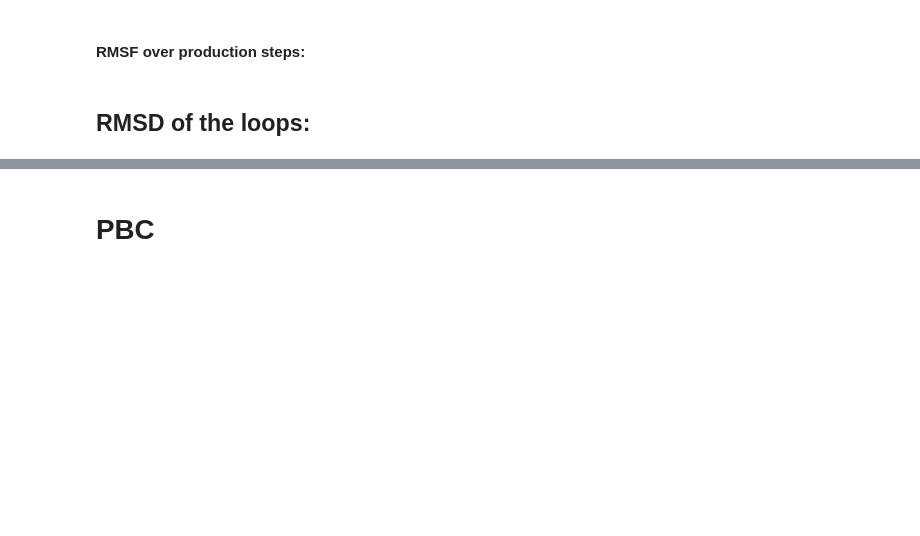
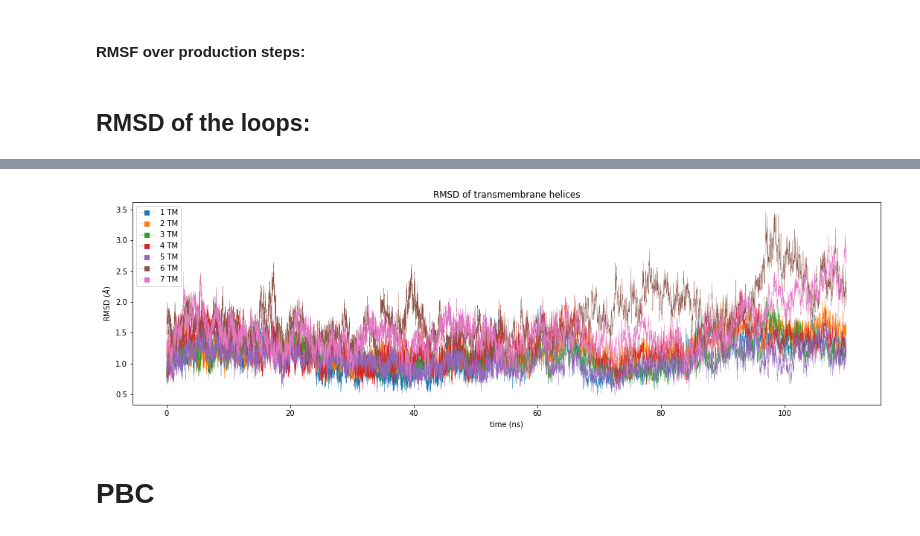
Before and after one commit to evabertalan/opioid_md, a Jupyter notebook: production_analysis.ipynb, the cells around one changed output, grey strips where cells are left out. Saved outputs shown, nothing was run; the diff lists cells and outputs as text; code cells hidden in the pictures; blank space fills up the shorter version.

```diff
--- a/production_analysis.ipynb
+++ b/production_analysis.ipynb
@@ -148,20 +163,22 @@ helix_rmsd.to_csv(plot_folder+'helix_rmsd.csv')
 # %%
 fig, ax = plt.subplots(1, figsize=(18,5))
 
-ax.plot(time/1000, R[2], linewidth=0.3, label='1 TM')
-ax.plot(time/1000, R[3], linewidth=0.3, label='2 TM')
-ax.plot(time/1000, R[4], linewidth=0.3, label='3 TM')
-ax.plot(time/1000, R[5], linewidth=0.3, label='4 TM')
-ax.plot(time/1000, R[6], linewidth=0.3, label='5 TM')
-ax.plot(time/1000, R[7], linewidth=0.3, label='6 TM')
-ax.plot(time/1000, R[8], linewidth=0.3, label='7 TM')
+ax.plot(time/1000, R[3], linewidth=0.3, label='1 TM')
+ax.plot(time/1000, R[4], linewidth=0.3, label='2 TM')
+ax.plot(time/1000, R[5], linewidth=0.3, label='3 TM')
+ax.plot(time/1000, R[6], linewidth=0.3, label='4 TM')
+ax.plot(time/1000, R[7], linewidth=0.3, label='5 TM')
+ax.plot(time/1000, R[8], linewidth=0.3, label='6 TM')
+ax.plot(time/1000, R[9], linewidth=0.3, label='7 TM')
 plt.title('RMSD of transmembrane helices')
 plt.ylabel('RMSD ($\AA$)')
 plt.xlabel('time (ns)')
 
 legend = ax.legend(frameon=True)
 for legend_handle in legend.legendHandles:
     legend_handle._legmarker.set_marker('s')
+# %% [output]
+[figure, added]
 # %%
 save_figure(fig, plot_folder+'helix_rmsd')
 # %% [markdown]
```
Also changed, not shown: parts of 22 cells of this notebook, 3 other files.
